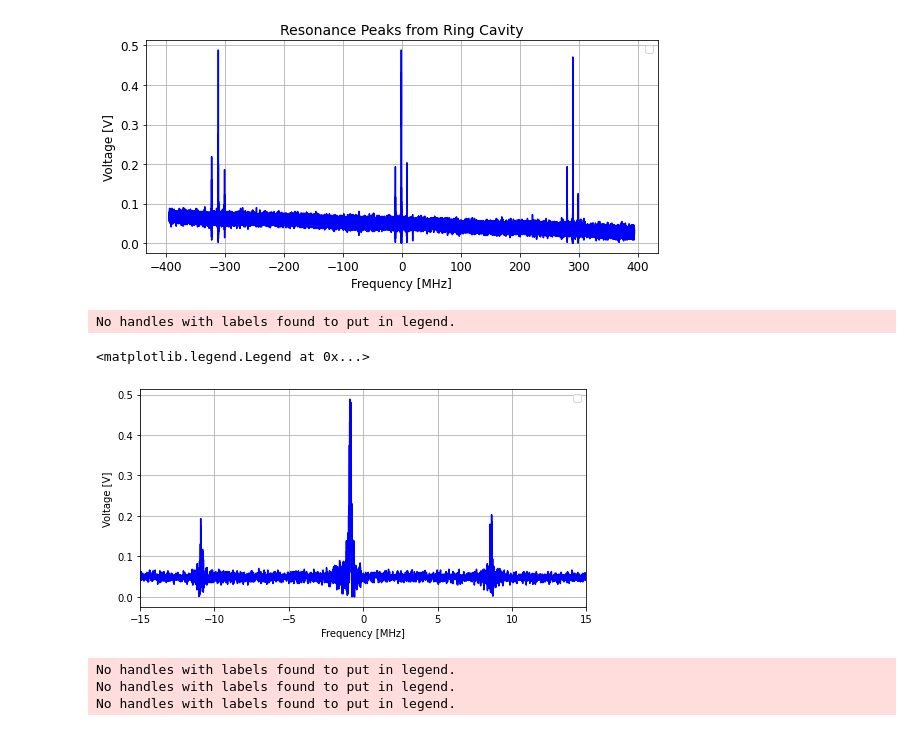
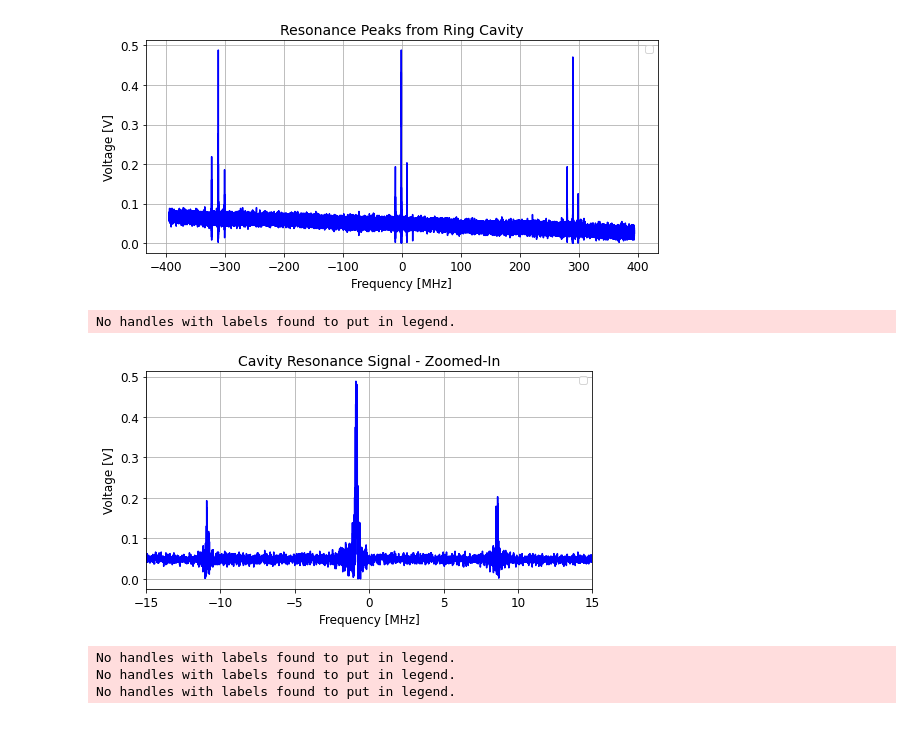
Before and after one commit to tesla1900/advanced-lab-course, a Jupyter notebook: laser_gyroscope/cavity_resonance_analysis.ipynb, the cells around one changed output. Cells and saved outputs as stored; diff of their text form; code cells hidden in the pictures.

Commit message:
Added more plots to appendix

```diff
--- a/laser_gyroscope/cavity_resonance_analysis.ipynb
+++ b/laser_gyroscope/cavity_resonance_analysis.ipynb
@@ -212,21 +213,26 @@ No handles with labels found to put in legend.
 # %%
 # plot for a single resonance just for clarity
 # plot back what we saw before
 fig, ax = plt.subplots(figsize=(8,4))
 # ax.plot(time * 1e3, input_data, color="r", label="Before Cavity")
 ax.plot(freq * 1e-6, abs_res, color="b")
-ax.set_xlabel("Frequency [MHz]")
-ax.set_ylabel("Voltage [V]")
+ax.set_xlabel("Frequency [MHz]", fontsize=12)
+ax.set_ylabel("Voltage [V]", fontsize=12)
+ax.set_title("Cavity Resonance Signal - Zoomed-In", fontsize=14)
 ax.set_xlim([-15, 15])
 ax.grid()
 ax.legend()
 
+ax.tick_params(axis='both', which='major', labelsize=12)
+ax.tick_params(axis='both', which='minor', labelsize=12)
+
+plt.savefig(os.path.join(figure_path, "res_peaks_freq_zoomed.png"), dpi=300)
+
 # from this we can clearly see that the modulation frequency has been converted correctly.
 # i.e. distance between peak and sidebands are ~ 10MHz
 # %% [output]
 No handles with labels found to put in legend.
-<matplotlib.legend.Legend at 0x...>
-[figure, old version]
+[figure, new version]
 # %%
 # error analysis
 # determine the FWHM of each peak
```
Also changed, not shown: parts of 1 cell of this notebook, 5 other files.
